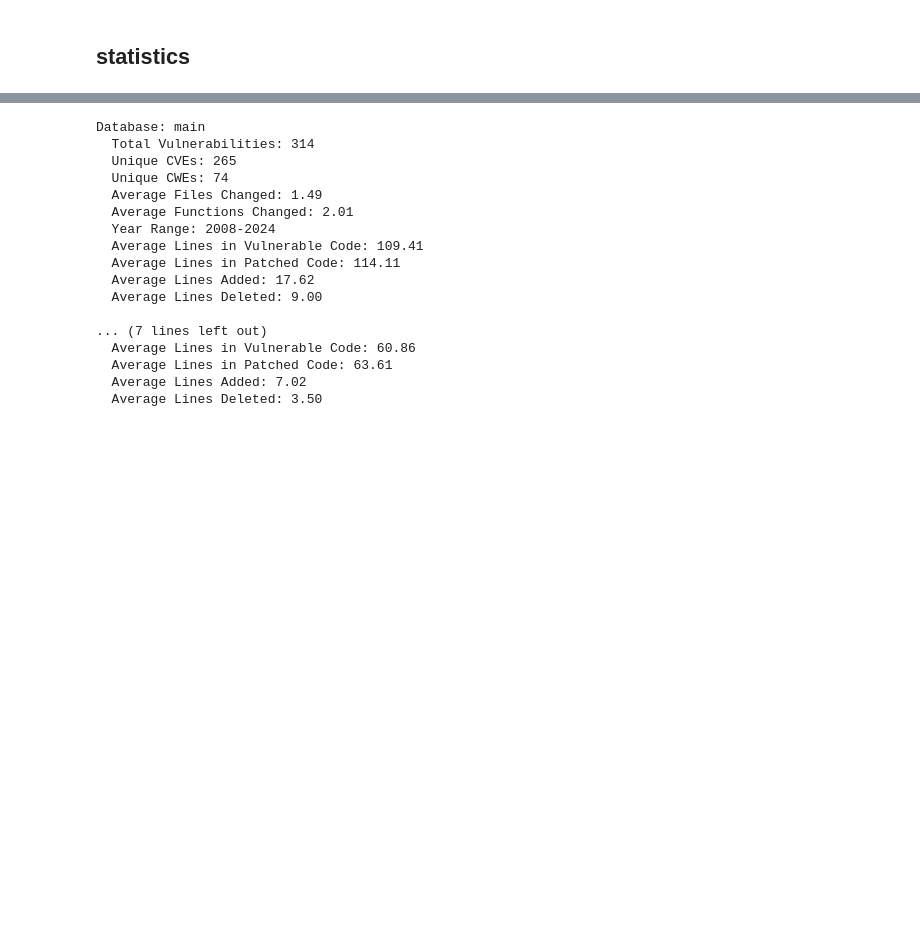
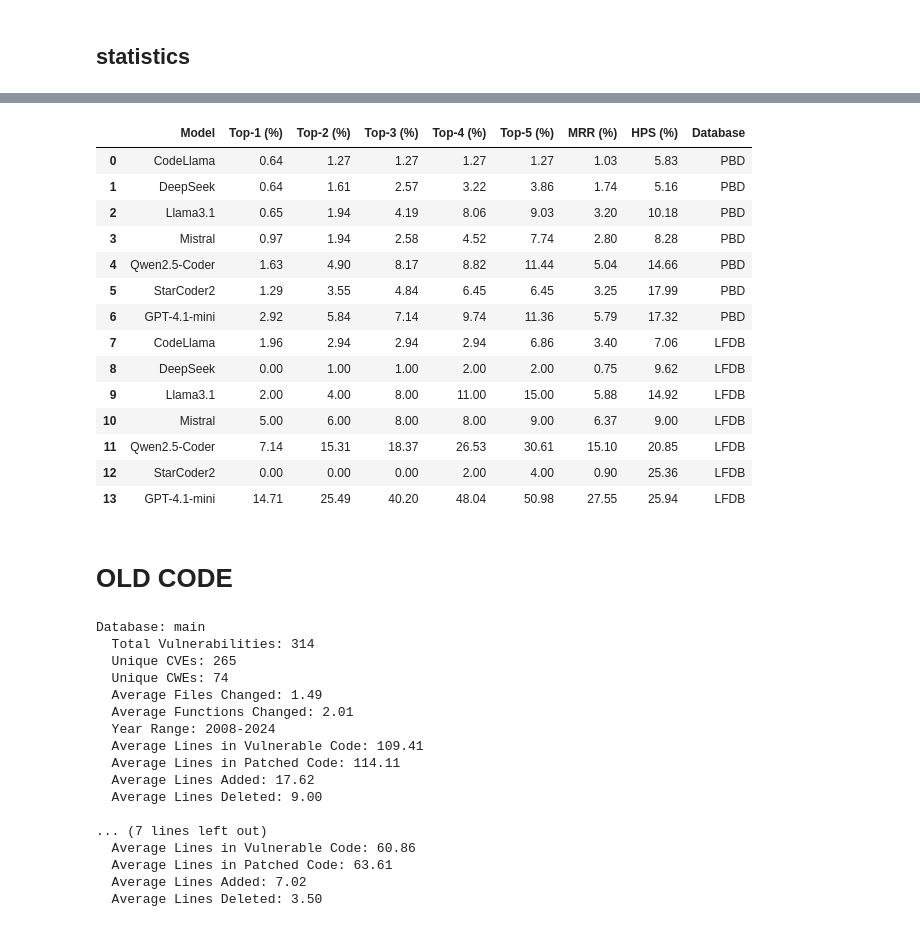
Before and after one commit to Erroristotle/LLMKernelBench, a Jupyter notebook: evaluate.ipynb, the cells around one changed output, grey strips where cells are left out. Saved outputs shown, nothing was run; the diff lists cells and outputs as text; code cells hidden in the pictures; blank space fills up the shorter version.

```diff
--- a/evaluate.ipynb
+++ b/evaluate.ipynb
@@ -2,0 +519,28 @@
+# %%
+db_paths = {
+    "main": './data/database.sqlite',
+    "leakagefree": './data/database_leakagefree.sqlite'
+}
+
+main_model_files = {
+    'CodeLlama': './output/database_codellama_database.sqlite',
+    'DeepSeek': './output/database_deepseek_database.sqlite',
+    'Llama3.1': './output/database_llama_database.sqlite',
+    'Mistral': './output/database_mistral_database.sqlite',
+    'Qwen2.5-Coder': './output/database_qwen3_coder_database.sqlite',
+    'StarCoder2': './output/database_starcoder_database.sqlite',
+    "GPT-4.1-mini": './output/database_gpt-4.1_database.sqlite'
+}
+
+# Define leakage-free dataset model files
+leakagefree_model_files = {
+    'CodeLlama': './output/leakagefree/database_codellama_database_leakagefree.sqlite',
+    'DeepSeek': './output/leakagefree/database_deepseek_database_leakagefree.sqlite',
+    'Llama3.1': './output/leakagefree/database_llama_database_leakagefree.sqlite',
+    'Mistral': './output/leakagefree/database_mistral_database_leakagefree.sqlite',
+    'Qwen2.5-Coder': './output/leakagefree/database_qwen3_coder_database_leakagefree.sqlite',
+    'StarCoder2': './output/leakagefree/database_starcoder_database_leakagefree.sqlite',
+    "GPT-4.1-mini": './output/leakagefree/database_gpt-4.1_database_leakagefree.sqlite'
+}
+# %%
+results_task1, results_task2 = join_datasets(main_model_files, leakagefree_model_files)
@@ -3,3 +584,23 @@
+# %%
+create_tables_task_2(results_task2)
+# %% [output]
+|  | Model | Top-1 (%) | Top-2 (%) | Top-3 (%) | Top-4 (%) | Top-5 (%) | MRR (%) | HPS (%) | Database |
+| 0 | CodeLlama | 0.64 | 1.27 | 1.27 | 1.27 | 1.27 | 1.03 | 5.83 | PBD |
+| 1 | DeepSeek | 0.64 | 1.61 | 2.57 | 3.22 | 3.86 | 1.74 | 5.16 | PBD |
+| 2 | Llama3.1 | 0.65 | 1.94 | 4.19 | 8.06 | 9.03 | 3.20 | 10.18 | PBD |
+| 3 | Mistral | 0.97 | 1.94 | 2.58 | 4.52 | 7.74 | 2.80 | 8.28 | PBD |
+| 4 | Qwen2.5-Coder | 1.63 | 4.90 | 8.17 | 8.82 | 11.44 | 5.04 | 14.66 | PBD |
+| 5 | StarCoder2 | 1.29 | 3.55 | 4.84 | 6.45 | 6.45 | 3.25 | 17.99 | PBD |
+| 6 | GPT-4.1-mini | 2.92 | 5.84 | 7.14 | 9.74 | 11.36 | 5.79 | 17.32 | PBD |
+| 7 | CodeLlama | 1.96 | 2.94 | 2.94 | 2.94 | 6.86 | 3.40 | 7.06 | LFDB |
+| 8 | DeepSeek | 0.00 | 1.00 | 1.00 | 2.00 | 2.00 | 0.75 | 9.62 | LFDB |
+| 9 | Llama3.1 | 2.00 | 4.00 | 8.00 | 11.00 | 15.00 | 5.88 | 14.92 | LFDB |
+| 10 | Mistral | 5.00 | 6.00 | 8.00 | 8.00 | 9.00 | 6.37 | 9.00 | LFDB |
+| 11 | Qwen2.5-Coder | 7.14 | 15.31 | 18.37 | 26.53 | 30.61 | 15.10 | 20.85 | LFDB |
+| 12 | StarCoder2 | 0.00 | 0.00 | 0.00 | 2.00 | 4.00 | 0.90 | 25.36 | LFDB |
+| 13 | GPT-4.1-mini | 14.71 | 25.49 | 40.20 | 48.04 | 50.98 | 27.55 | 25.94 | LFDB |
+# %% [markdown]
+# OLD CODE
 # %%
 #!/usr/bin/env python3
 import sqlite3
```
Also changed, not shown: parts of 5 cells of this notebook.
